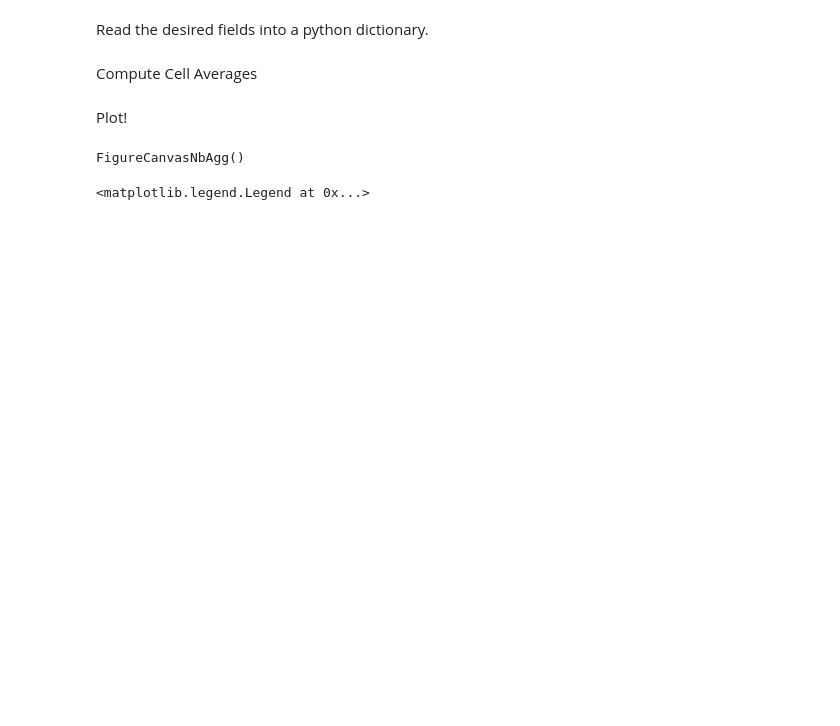
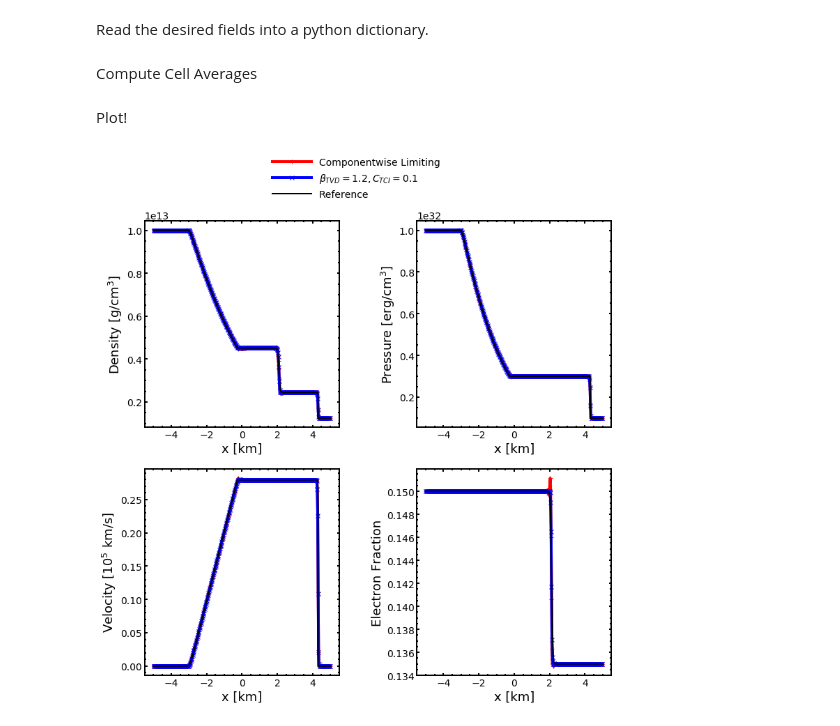
Before and after one commit to AstroBarker/dgHydro-nuc_charDecomp, a Jupyter notebook: analysis/highDensRiemann/thornado_plot_highDens.ipynb, the cells around one changed output. Cells and saved outputs as stored; diff of their text form; code cells hidden in the pictures; blank space fills up the shorter version.

```diff
--- a/analysis/highDensRiemann/thornado_plot_highDens.ipynb
+++ b/analysis/highDensRiemann/thornado_plot_highDens.ipynb
@@ -35,8 +35,8 @@ Data Directory. Simply change `simName` to the desired simulation. Later will li
 # %%
 simName = "Sod"
 simType = "nuclear" #Currently: "ideal" or "nuclear"
-sim = "highDens" #The desired run
-sim_cw  = "highDens_cw"
+sim = "highDens_new" #The desired run
+sim_cw  = "highDens_cw_new"
 sim_ref = "highDens_reference"
 
 #sim_an = "analytic_nNodes1" #Analytic, for comparison
@@ -52,10 +52,12 @@ figDir = "../figures/"
 # %% [markdown]
 For now, manually specify the `fileNumber`. Possibly add in ways to automatically get the max.
 # %%
-fileNumber = "000300"
+fileNumber = "000600"
 #fileName = dataDir + '/' + simName + '_FluidFields_' + fileNumber + '.h5'
 fileName = dataDir + '/' + 'RiemannProblem' + '_FluidFields_' + fileNumber + '.h5'
+fileNumber = "000600"
 fileName_cw  = dataDir_cw + '/' + 'RiemannProblem' + '_FluidFields_' + fileNumber + '.h5'
+fileNumber = "000301"
 fileName_ref  = dataDir_ref + '/' + 'RiemannProblem' + '_FluidFields_' + fileNumber + '.h5'
 
 mb = 1.660539 * pow(10,-24)
@@ -209,56 +209,55 @@ cax[0,0].set(xlabel="x [km]",ylabel = r'Density [g/cm$^3$]')
 
 cax[0,1].plot(data_cw_avg['x1'], data_cw_avg['uAF_P'], label="Componentwise Limiting",marker="+",color="red")
 cax[0,1].plot(data_avg['x1'],data_avg['uAF_P'],marker='x',color='blue',label=r"$\beta_{TVD} = 1.2, C_{TCI}=0.1$")
 cax[0,1].plot(x1_ref,data_ref['uAF_P'], linestyle='-',linewidth='2.0', label="Reference", color = "black")
 cax[0,1].set(xlabel="x [km]",ylabel = r'Pressure [erg/cm$^3$]')
 # ---
 # generate 2 2d grids for the x & y bounds
 
 cax[1,0].plot(data_cw_avg['x1'], data_cw_avg['uPF_V1']/(10**5), label="Componentwise Limiting",marker="+",color="red")
 cax[1,0].plot(data_avg['x1'],data_avg['uPF_V1']/(10**5),marker='x',color='blue',label=r"$\beta_{TVD} = 1.2, C_{TCI}=0.1$")
 cax[1,0].plot(x1_ref,data_ref['uPF_V1']/(10**5), linestyle='-',linewidth='2.0', label="Reference", color = "black")
 cax[1,0].set(xlabel="x [km]",ylabel = r'Velocity [$10^{5}$ km/s]')
 # ---
 cax[1,1].plot(data_cw_avg['x1'], data_cw_avg['uAF_Ye'], label="Componentwise Limiting",marker="+",color="red")
 cax[1,1].plot(data_avg['x1'],data_avg['uAF_Ye'],marker='x',color='blue',label=r"$\beta_{TVD} = 1.2, C_{TCI}=0.1$")
 cax[1,1].plot(x1_ref,data_ref['uAF_Ye'], linestyle='-',linewidth='2.0', label="Reference", color = "black")
 cax[1,1].set(xlabel="x [km]",ylabel = r'Electron Fraction')
 #cax[1,1].yaxis.tick_right()
 #cax[1,1].yaxis.set_label_position("right")
 
-from mpl_toolkits.axes_grid1.inset_locator import zoomed_inset_axes
-axins = zoomed_inset_axes(cax[1,1], 2.5, loc=3) # zoom-factor: 2.5, location: upper-left
-axins.plot(data_cw_avg['x1'], data_cw_avg['uAF_Ye'], label="Componentwise Limiting",marker="+",color="red")
-axins.plot(data_avg['x1'],data_avg['uAF_Ye'],marker='x',color='blue',label=r"$\beta_{TVD} = 1.2, C_{TCI}=0.1$")
-axins.plot(x1_ref,data_ref['uAF_Ye'], linestyle='-',linewidth='2.0', label="Reference", color = "black")
-x1, x2, y1, y2 = 1.15, 2.5, 0.148, 0.1515 # specify the limits
-axins.set_xlim(x1, x2) # apply the x-limits
-axins.set_ylim(y1, y2) # apply the y-limits
+# from mpl_toolkits.axes_grid1.inset_locator import zoomed_inset_axes
+# axins = zoomed_inset_axes(cax[1,1], 2.5, loc=3) # zoom-factor: 2.5, location: upper-left
+# axins.plot(data_cw_avg['x1'], data_cw_avg['uAF_Ye'], label="Componentwise Limiting",marker="+",color="red")
+# axins.plot(data_avg['x1'],data_avg['uAF_Ye'],marker='x',color='blue',label=r"$\beta_{TVD} = 1.2, C_{TCI}=0.1$")
+# axins.plot(x1_ref,data_ref['uAF_Ye'], linestyle='-',linewidth='2.0', label="Reference", color = "black")
+# x1, x2, y1, y2 = 1.15, 2.5, 0.148, 0.1515 # specify the limits
+# axins.set_xlim(x1, x2) # apply the x-limits
+# axins.set_ylim(y1, y2) # apply the y-limits
 
-axins.xaxis.set_visible(False)
-axins.yaxis.set_visible(False)
+# axins.xaxis.set_visible(False)
+# axins.yaxis.set_visible(False)
 
-from mpl_toolkits.axes_grid1.inset_locator import mark_inset
-mark_inset(cax[1,1], axins, loc1=2, loc2=1, fc="none", ec="0.5")
+# from mpl_toolkits.axes_grid1.inset_locator import mark_inset
+# mark_inset(cax[1,1], axins, loc1=2, loc2=1, fc="none", ec="0.5")
 
-axins2 = zoomed_inset_axes(cax[1,1], 2.5, loc=1) # zoom-factor: 2.5, location: upper-left
-axins2.plot(data_cw_avg['x1'], data_cw_avg['uAF_Ye'], label="Componentwise Limiting",marker="+",color="red")
-axins2.plot(data_avg['x1'],data_avg['uAF_Ye'],marker='x',color='blue',label=r"$\beta_{TVD} = 1.2, C_{TCI}=0.1$")
-axins2.plot(x1_ref,data_ref['uAF_Ye'], linestyle='-',linewidth='2.0', label="Reference", color = "black")
-x1, x2, y1, y2 = 2.0, 3.0, 0.1335, 0.136 # specify the limits
-axins2.set_xlim(x1, x2) # apply the x-limits
-axins2.set_ylim(y1, y2) # apply the y-limits
+# axins2 = zoomed_inset_axes(cax[1,1], 2.5, loc=1) # zoom-factor: 2.5, location: upper-left
+# axins2.plot(data_cw_avg['x1'], data_cw_avg['uAF_Ye'], label="Componentwise Limiting",marker="+",color="red")
+# axins2.plot(data_avg['x1'],data_avg['uAF_Ye'],marker='x',color='blue',label=r"$\beta_{TVD} = 1.2, C_{TCI}=0.1$")
+# axins2.plot(x1_ref,data_ref['uAF_Ye'], linestyle='-',linewidth='2.0', label="Reference", color = "black")
+# x1, x2, y1, y2 = 2.0, 3.0, 0.1335, 0.136 # specify the limits
+# axins2.set_xlim(x1, x2) # apply the x-limits
+# axins2.set_ylim(y1, y2) # apply the y-limits
 
-axins2.xaxis.set_visible(False)
-axins2.yaxis.set_visible(False)
+# axins2.xaxis.set_visible(False)
+# axins2.yaxis.set_visible(False)
 
-from mpl_toolkits.axes_grid1.inset_locator import mark_inset
-mark_inset(cax[1,1], axins2, loc1=2, loc2=4, fc="none", ec="0.5")
+# from mpl_toolkits.axes_grid1.inset_locator import mark_inset
+# mark_inset(cax[1,1], axins2, loc1=2, loc2=4, fc="none", ec="0.5")
 
 handles, labels = cax[0,0].get_legend_handles_labels()
 fig.legend(handles, labels, loc='upper center')
 
-#plt.savefig('../figures/highDens.png', dpi=200, bbox_inches='tight')
+plt.savefig('../figures/highDens.png', dpi=200, bbox_inches='tight')
 # %% [output]
-FigureCanvasNbAgg()
-<matplotlib.legend.Legend at 0x...>
+[figure, added]
```
Also changed, not shown: parts of 1 cell of this notebook, 9 other files.
